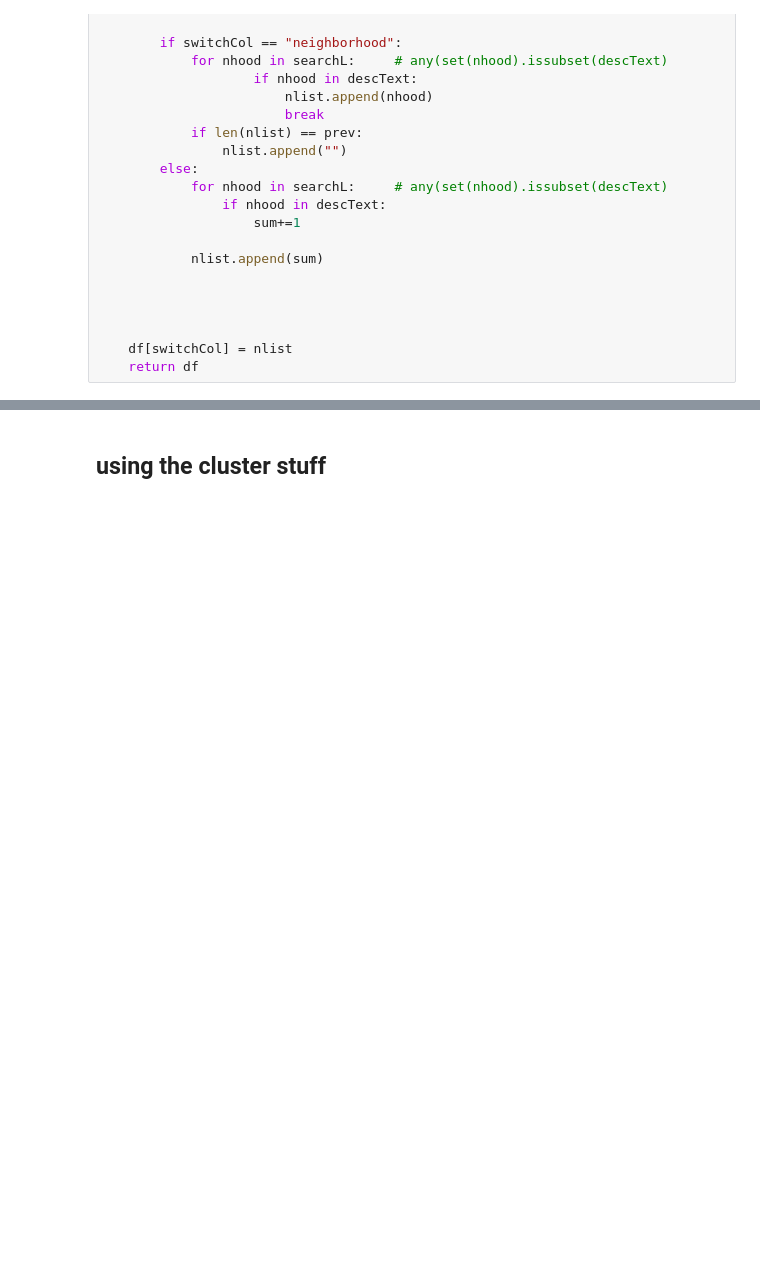
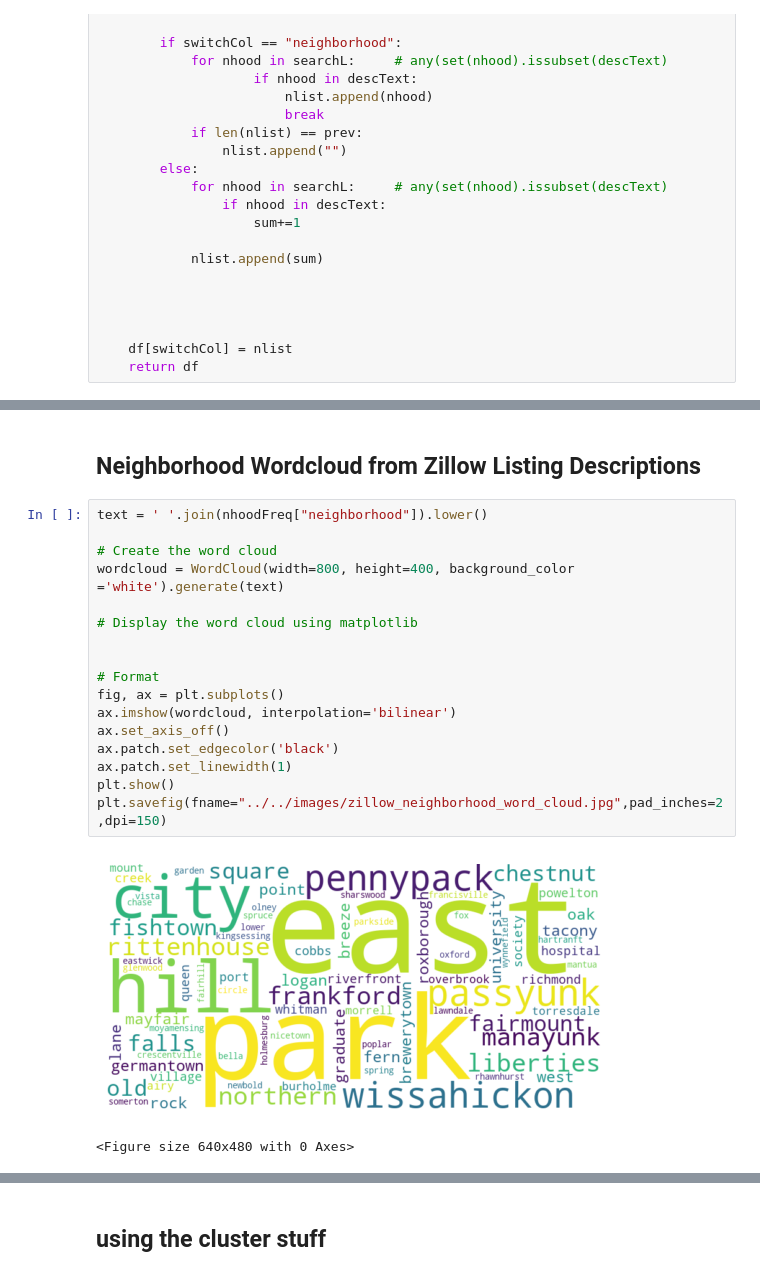
Before and after one commit to LuckyLaharlTim/MUSA_5500_Final, a Jupyter notebook: data/modified_webscraping/text_analysis.ipynb, the cells around one changed output, grey strips where cells are left out. Drawn from its saved outputs; the diff is of its cells as text; blank space fills up the shorter version.

```diff
--- a/data/modified_webscraping/text_analysis.ipynb
+++ b/data/modified_webscraping/text_analysis.ipynb
@@ -293,0 +249,22 @@ AttributeError: 'list' object has no attribute 'endswith'
+# %% [markdown]
+## **Neighborhood Wordcloud from Zillow Listing Descriptions**
+# %%
+text = ' '.join(nhoodFreq["neighborhood"]).lower()
+
+# Create the word cloud
+wordcloud = WordCloud(width=800, height=400, background_color ='white').generate(text)
+
+# Display the word cloud using matplotlib
+
+
+# Format
+fig, ax = plt.subplots()
+ax.imshow(wordcloud, interpolation='bilinear')
+ax.set_axis_off()
+ax.patch.set_edgecolor('black')
+ax.patch.set_linewidth(1)
+plt.show()
+plt.savefig(fname="../../images/zillow_neighborhood_word_cloud.jpg",pad_inches=2,dpi=150)
+# %% [output]
+[figure, added]
+<Figure size 640x480 with 0 Axes>
```
Also changed, not shown: parts of 20 cells of this notebook.
